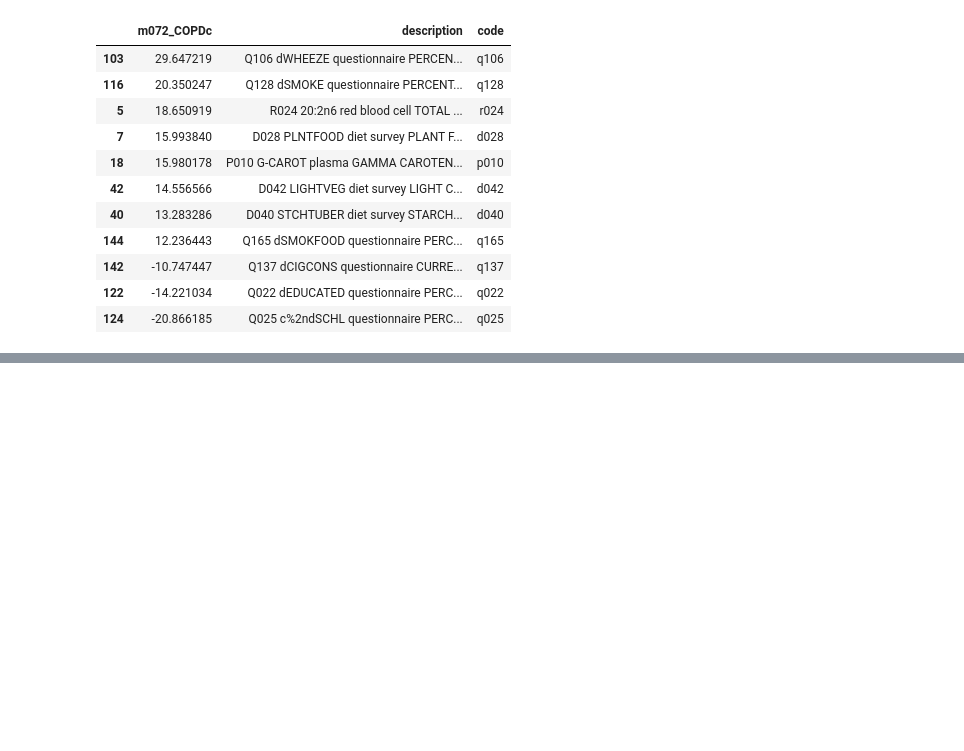
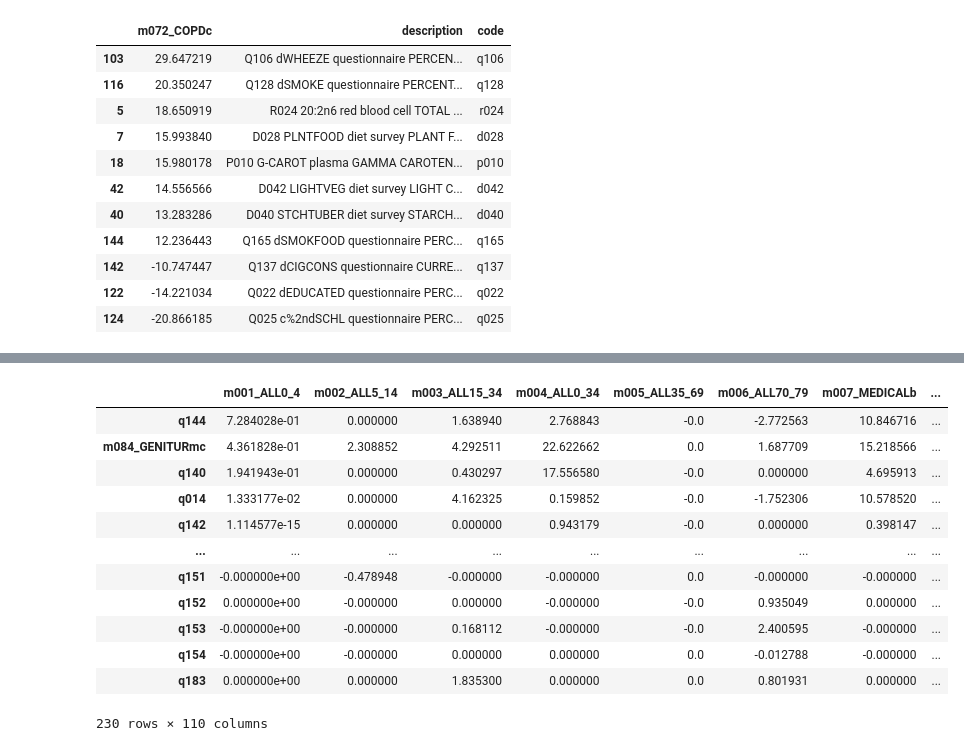
Before and after one commit to colbytse/community_health_project, a Jupyter notebook: modeling-ct.ipynb, the cells around one changed output, grey strips where cells are left out. Drawn from its saved outputs; the diff is of its cells as text; code cells hidden in the pictures; blank space fills up the shorter version.

```diff
--- a/modeling-ct.ipynb
+++ b/modeling-ct.ipynb
@@ -520,0 +697,2 @@ score_df[['m072_COPDc', 'description', 'code']][np.abs(score_df['m072_COPDc']) >
+# %%
+clean_m['county'].fillna('NA', inplace=True)
@@ -520,0 +941,41 @@ score_df[['m072_COPDc', 'description', 'code']][np.abs(score_df['m072_COPDc']) >
+# %%
+# splitting male and female in base LR model
+# female only
+lr = LinearRegression()
+ss = StandardScaler()
+lasso = LassoCV(alphas = np.arange(0.001, 10, 1))
+# imp_features df will contain all the corr. coef/weights from each feature
+imp_features_f = pd.DataFrame()
+
+for i in mortalities:
+    # suppressing the convergence warnings if any
+    import warnings
+    warnings.filterwarnings("ignore")
+
+    X = male_df.drop(columns = mortalities)
+    y = male_df[i]
+
+    X_train, X_test, y_train, y_test = train_test_split(X, y, random_state=33)
+
+    X_train = imputer.fit_transform(X_train)
+    X_test = imputer.transform(X_test)
+    y_train = imputer.fit_transform(y_train.values.reshape(-1,1))
+    y_test = imputer.transform(y_test.values.reshape(-1,1))
+
+
+    ss.fit(X_train)
+    Xs_train = ss.transform(X_train)
+    Xs_test = ss.transform(X_test)
+
+    lr.fit(Xs_train, y_train)
+    lasso.fit(Xs_train, y_train)
+
+    mortal = i
+
+    update_lrf(lasso, mortal, Xs_train, Xs_test, y_train, y_test)
+
+    # appending df to get feature importance (corr. coef) out
+    feature_imp = pd.Series(lasso.coef_, index = X.columns)
+    feature_imp = feature_imp.sort_values(ascending=False)
+
+    imp_features_f[i] = feature_imp
@@ -520,0 +1026,16 @@ score_df[['m072_COPDc', 'description', 'code']][np.abs(score_df['m072_COPDc']) >
+# %%
+imp_features_f
+# %% [output]
+|  | m001_ALL0_4 | m002_ALL5_14 | m003_ALL15_34 | m004_ALL0_34 | m005_ALL35_69 | m006_ALL70_79 | m007_MEDICALb | ... |
+| q144 | 7.284028e-01 | 0.000000 | 1.638940 | 2.768843 | -0.0 | -2.772563 | 10.846716 | ... |
+| m084_GENITURmc | 4.361828e-01 | 2.308852 | 4.292511 | 22.622662 | 0.0 | 1.687709 | 15.218566 | ... |
+| q140 | 1.941943e-01 | 0.000000 | 0.430297 | 17.556580 | -0.0 | 0.000000 | 4.695913 | ... |
+| q014 | 1.333177e-02 | 0.000000 | 4.162325 | 0.159852 | -0.0 | -1.752306 | 10.578520 | ... |
+| q142 | 1.114577e-15 | 0.000000 | 0.000000 | 0.943179 | -0.0 | 0.000000 | 0.398147 | ... |
+| ... | ... | ... | ... | ... | ... | ... | ... | ... |
+| q151 | -0.000000e+00 | -0.478948 | -0.000000 | -0.000000 | 0.0 | -0.000000 | -0.000000 | ... |
+| q152 | 0.000000e+00 | -0.000000 | 0.000000 | -0.000000 | -0.0 | 0.935049 | 0.000000 | ... |
+| q153 | -0.000000e+00 | -0.000000 | 0.168112 | -0.000000 | -0.0 | 2.400595 | -0.000000 | ... |
+| q154 | -0.000000e+00 | -0.000000 | 0.000000 | 0.000000 | 0.0 | -0.012788 | -0.000000 | ... |
+| q183 | 0.000000e+00 | 0.000000 | 1.835300 | 0.000000 | 0.0 | 0.801931 | 0.000000 | ... |
+230 rows × 110 columns
```
Also changed, not shown: parts of 40 cells of this notebook.
